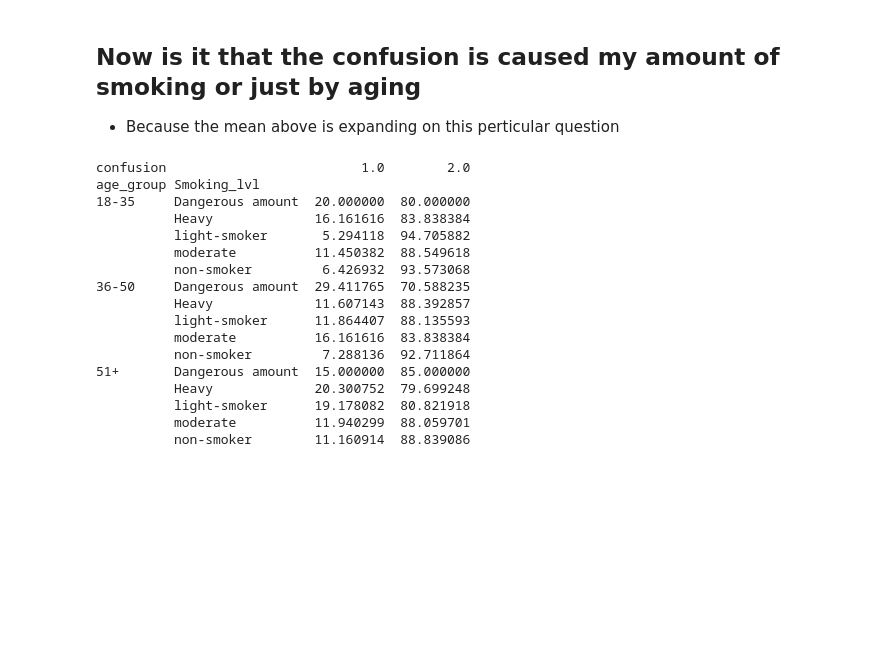
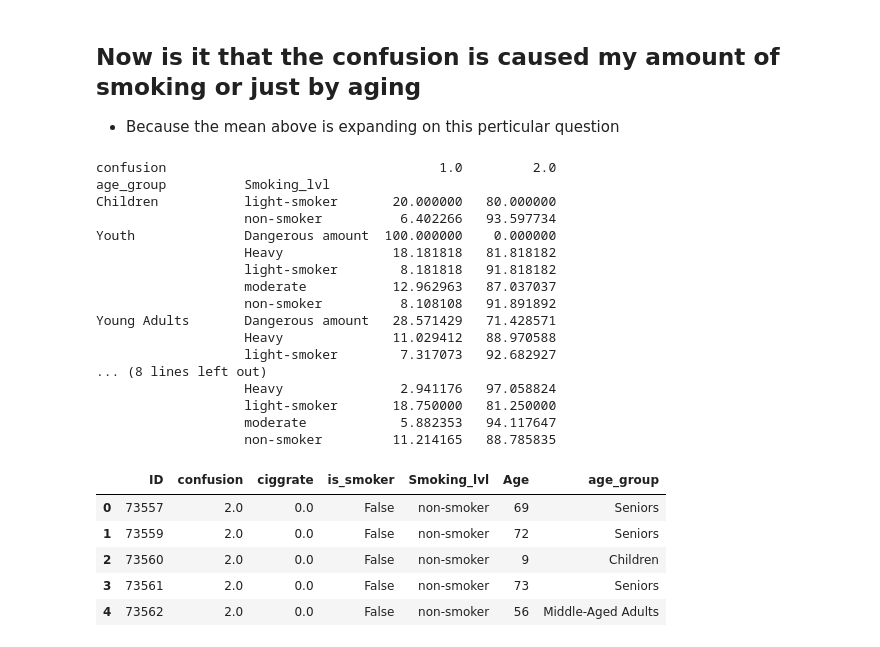
Before and after one commit to dewang002/Healthcare_data, a Jupyter notebook: Confusion_analysis.ipynb, the cells around one changed output. Drawn from its saved outputs; the diff is of its cells as text; code cells hidden in the pictures; blank space fills up the shorter version.

```diff
--- a/Confusion_analysis.ipynb
+++ b/Confusion_analysis.ipynb
@@ -437,29 +443,35 @@ Name: Age, dtype: float64
 - Because the mean above is expanding on this perticular question
 # %%
 # Create age groups
-df['age_group'] = pd.cut(df['Age'], bins=[18, 35, 50, 100], labels=['18-35', '36-50', '51+'])
+df['age_group'] = pd.cut(df['Age'], bins = [-1, 14, 24, 44, 64, 80], labels = ['Children', 'Youth', 'Young Adults', 'Middle-Aged Adults', 'Seniors'])
 
 # Confusion rate by Age Group AND Smoking Level
 result = pd.crosstab([df['age_group'], df['Smoking_lvl']], df['confusion'], normalize='index') * 100
 print(result)
 # %% [output]
-confusion                         1.0        2.0
-age_group Smoking_lvl
-18-35     Dangerous amount  20.000000  80.000000
-          Heavy             16.161616  83.838384
-          light-smoker       5.294118  94.705882
-          moderate          11.450382  88.549618
-          non-smoker         6.426932  93.573068
-36-50     Dangerous amount  29.411765  70.588235
-          Heavy             11.607143  88.392857
-          light-smoker      11.864407  88.135593
-          moderate          16.161616  83.838384
-          non-smoker         7.288136  92.711864
-51+       Dangerous amount  15.000000  85.000000
-          Heavy             20.300752  79.699248
-          light-smoker      19.178082  80.821918
-          moderate          11.940299  88.059701
-          non-smoker        11.160914  88.839086
+confusion                                   1.0         2.0
+age_group          Smoking_lvl
+Children           light-smoker       20.000000   80.000000
+                   non-smoker          6.402266   93.597734
+Youth              Dangerous amount  100.000000    0.000000
+                   Heavy              18.181818   81.818182
+                   light-smoker        8.181818   91.818182
+                   moderate           12.962963   87.037037
+                   non-smoker          8.108108   91.891892
+Young Adults       Dangerous amount   28.571429   71.428571
+                   Heavy              11.029412   88.970588
+                   light-smoker        7.317073   92.682927
+... (8 lines left out)
+                   Heavy               2.941176   97.058824
+                   light-smoker       18.750000   81.250000
+                   moderate            5.882353   94.117647
+                   non-smoker         11.214165   88.785835
 # %%
-# UNDERSTNAD THE CODE FIRST
-# MAKE SOME CONCLUSION
+df.head()
+# %% [output]
+|  | ID | confusion | ciggrate | is_smoker | Smoking_lvl | Age | age_group |
+| 0 | 73557 | 2.0 | 0.0 | False | non-smoker | 69 | Seniors |
+| 1 | 73559 | 2.0 | 0.0 | False | non-smoker | 72 | Seniors |
+| 2 | 73560 | 2.0 | 0.0 | False | non-smoker | 9 | Children |
+| 3 | 73561 | 2.0 | 0.0 | False | non-smoker | 73 | Seniors |
+| 4 | 73562 | 2.0 | 0.0 | False | non-smoker | 56 | Middle-Aged Adults |
```
Also changed, not shown: parts of 31 cells of this notebook.
